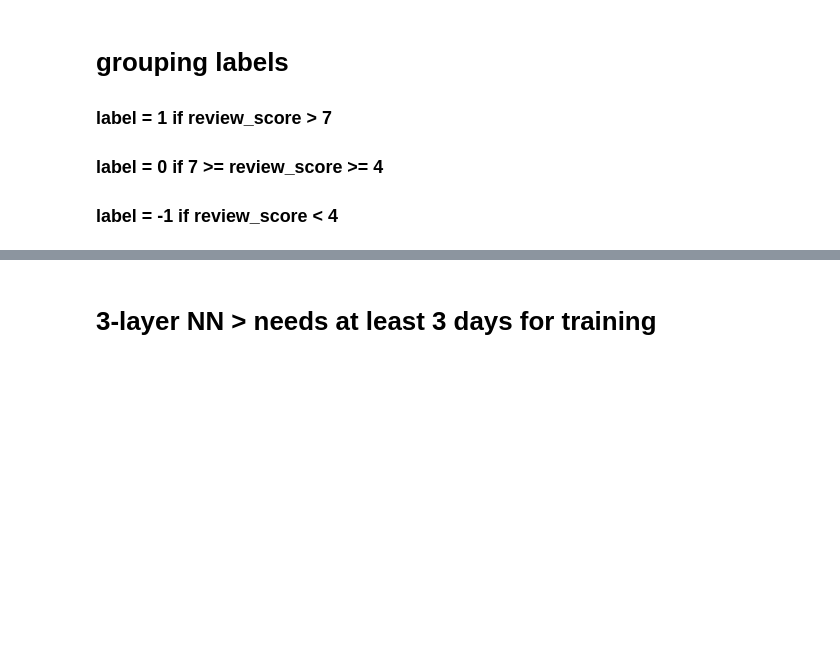
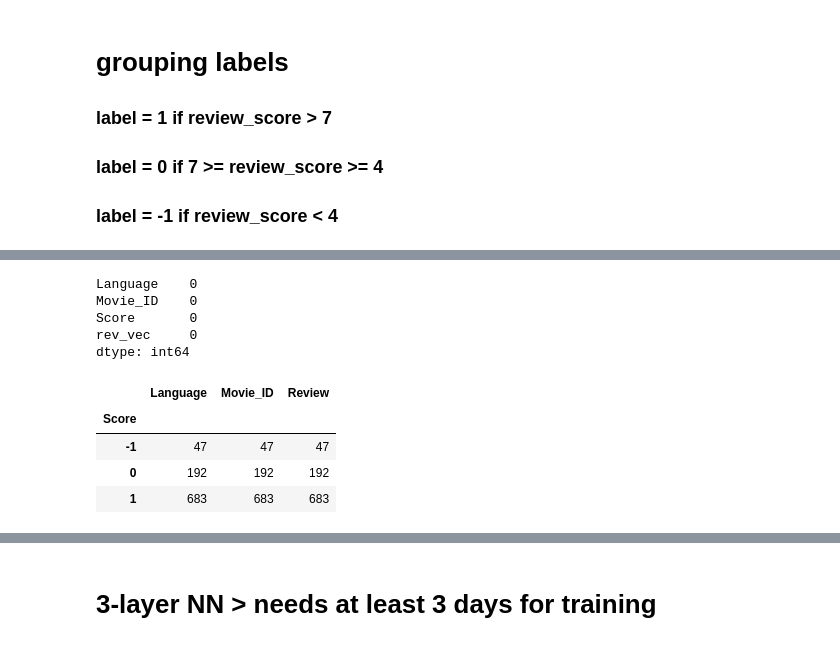
Before and after one commit to AmmarRashed/CLSA, a Jupyter notebook: notebooks/selective_waves_propagated.ipynb, the cells around one changed output, grey strips where cells are left out. Saved outputs shown, nothing was run; the diff lists cells and outputs as text; code cells hidden in the pictures; blank space fills up the shorter version.

```diff
--- a/notebooks/selective_waves_propagated.ipynb
+++ b/notebooks/selective_waves_propagated.ipynb
@@ -1016,2 +1441,21 @@ df_full_trilabels[:5]
+# %%
+tr_tri_test_indices = get_separate_test_indices(df_full_tri)
+
+tronly_test_raw_tri = df_full_tri.loc[tr_tri_test_indices]
+tronly_test_tri = preprocess_data(tronly_test_raw_tri)
+tronly_test_tri[tronly_test_tri.Language=="en"].count()
+# %% [output]
+Language    0
+Movie_ID    0
+Score       0
+rev_vec     0
+dtype: int64
 # %%
-df_full_trilabels.groupby("Score").count()
+df_tri = df_full_tri.drop(tr_tri_test_indices)
+df_tri.groupby("Score").count()
+# %% [output]
+|  | Language | Movie_ID | Review |
+| Score |  |  |  |
+| -1 | 47 | 47 | 47 |
+| 0 | 192 | 192 | 192 |
+| 1 | 683 | 683 | 683 |
```
Also changed, not shown: parts of 18 cells of this notebook, 6 other files.
